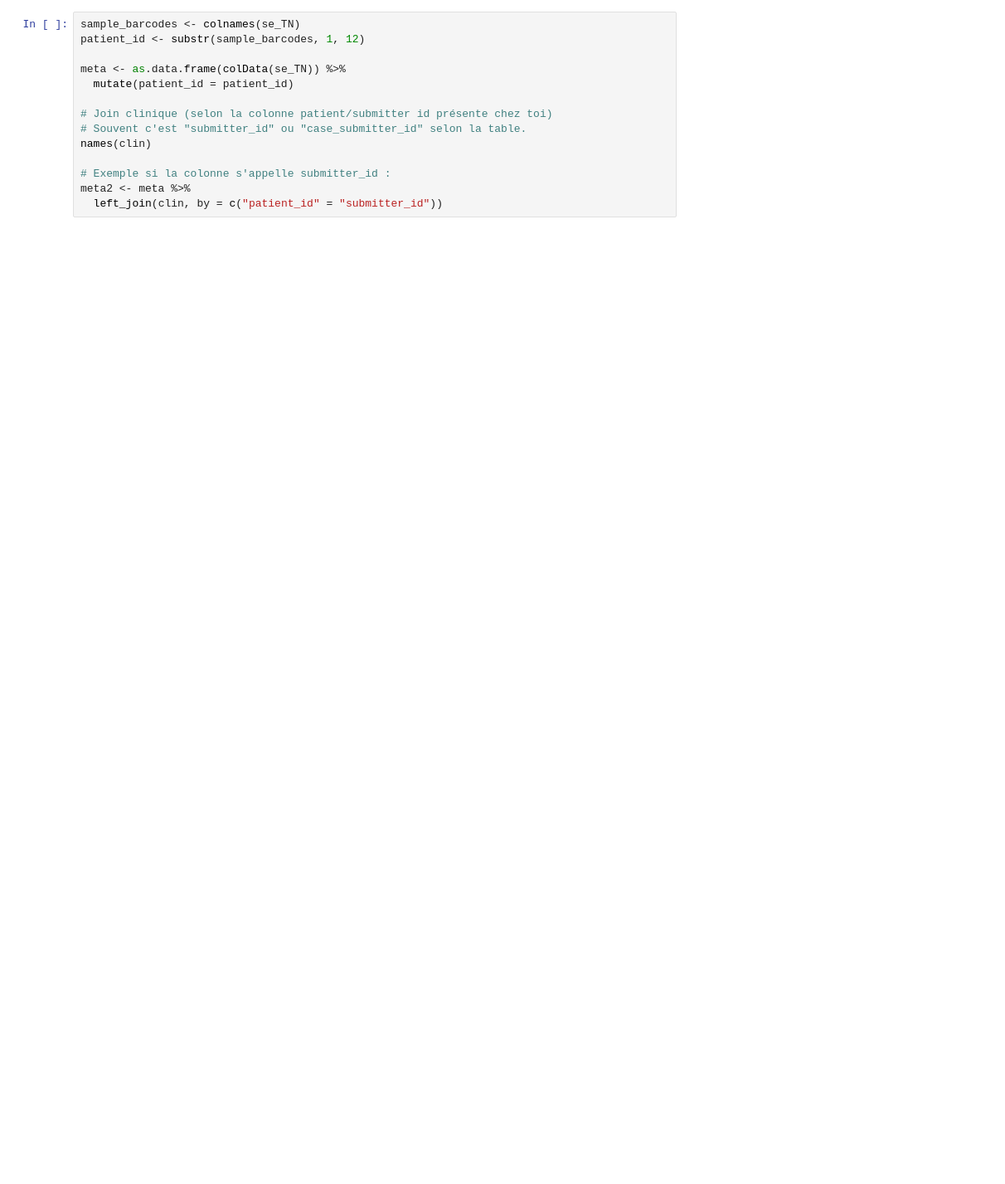
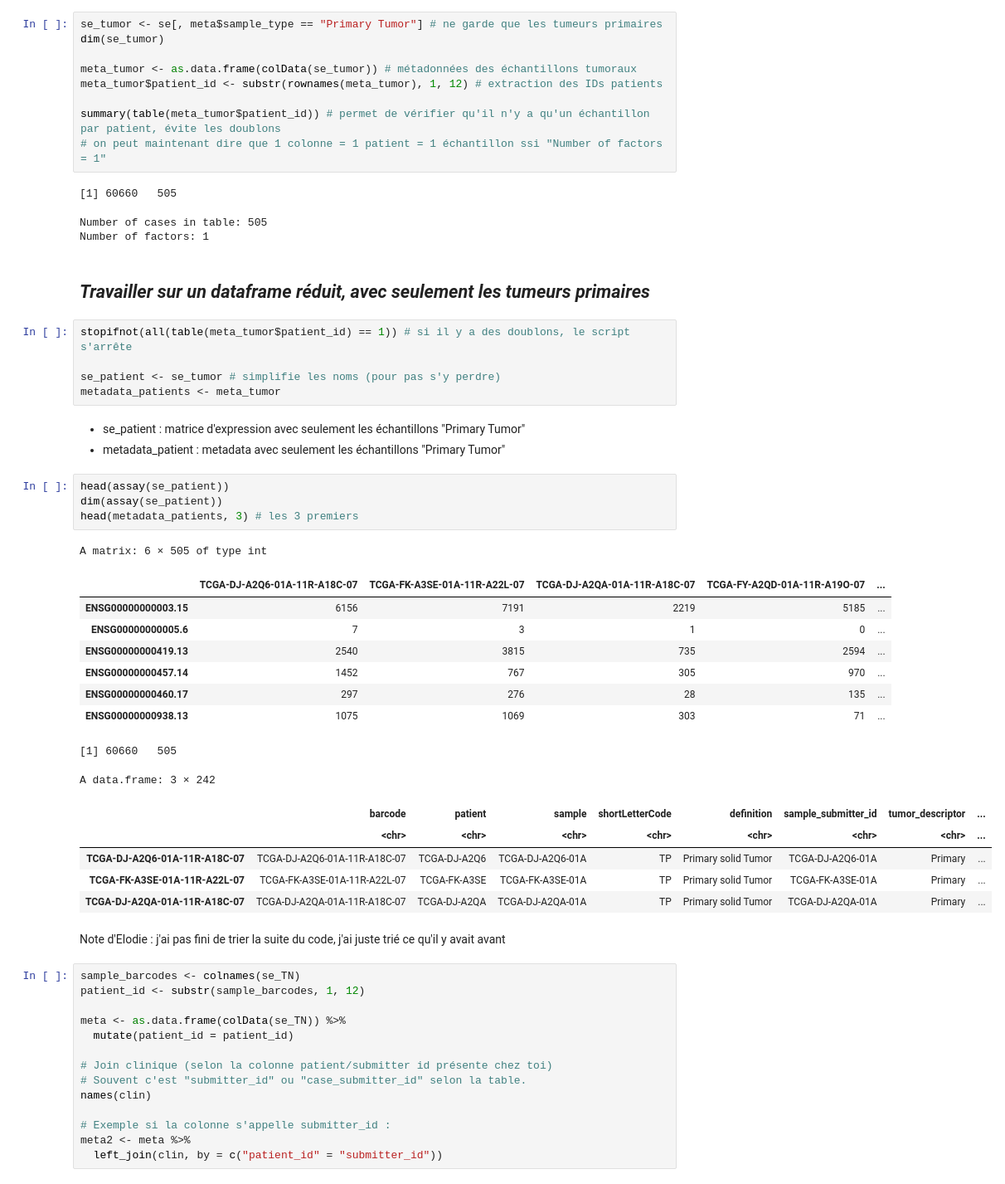
Before and after one commit to elodiehusson/Deep-Learning-Project, a Jupyter notebook: script/Essai sur R.ipynb, the cells around one changed output. Shown: that part at 83% size. Saved outputs shown, nothing was run; the diff lists cells and outputs as text; blank space fills up the shorter version.

```diff
--- a/script/Essai sur R.ipynb
+++ b/script/Essai sur R.ipynb
@@ -218,3 +213,48 @@ A data.frame: 6 × 95
+# %%
+se_tumor <- se[, meta$sample_type == "Primary Tumor"] # ne garde que les tumeurs primaires
+dim(se_tumor)
+
+meta_tumor <- as.data.frame(colData(se_tumor)) # métadonnées des échantillons tumoraux
+meta_tumor$patient_id <- substr(rownames(meta_tumor), 1, 12) # extraction des IDs patients
+
+summary(table(meta_tumor$patient_id)) # permet de vérifier qu'il n'y a qu'un échantillon par patient, évite les doublons
+# on peut maintenant dire que 1 colonne = 1 patient = 1 échantillon ssi "Number of factors = 1"
+# %% [output]
+[1] 60660   505
+Number of cases in table: 505
+Number of factors: 1
+# %% [markdown]
+## *Travailler sur un dataframe réduit, avec seulement les tumeurs primaires*
+# %%
+stopifnot(all(table(meta_tumor$patient_id) == 1)) # si il y a des doublons, le script s'arrête
+
+se_patient <- se_tumor # simplifie les noms (pour pas s'y perdre)
+metadata_patients <- meta_tumor
+# %% [markdown]
+- se_patient : matrice d'expression avec seulement les échantillons "Primary Tumor"
+- metadata_patient : metadata avec seulement les échantillons "Primary Tumor"
+# %%
+head(assay(se_patient))
+dim(assay(se_patient))
+head(metadata_patients, 3) # les 3 premiers
+# %% [output]
+A matrix: 6 × 505 of type int
+|  | TCGA-DJ-A2Q6-01A-11R-A18C-07 | TCGA-FK-A3SE-01A-11R-A22L-07 | TCGA-DJ-A2QA-01A-11R-A18C-07 | TCGA-FY-A2QD-01A-11R-A19O-07 | ... |
+| ENSG00000000003.15 | 6156 | 7191 | 2219 | 5185 | ... |
+| ENSG00000000005.6 | 7 | 3 | 1 | 0 | ... |
+| ENSG00000000419.13 | 2540 | 3815 | 735 | 2594 | ... |
+| ENSG00000000457.14 | 1452 | 767 | 305 | 970 | ... |
+| ENSG00000000460.17 | 297 | 276 | 28 | 135 | ... |
+| ENSG00000000938.13 | 1075 | 1069 | 303 | 71 | ... |
+[1] 60660   505
+A data.frame: 3 × 242
+|  | barcode | patient | sample | shortLetterCode | definition | sample_submitter_id | tumor_descriptor | ... |
+|  | <chr> | <chr> | <chr> | <chr> | <chr> | <chr> | <chr> | ... |
+| TCGA-DJ-A2Q6-01A-11R-A18C-07 | TCGA-DJ-A2Q6-01A-11R-A18C-07 | TCGA-DJ-A2Q6 | TCGA-DJ-A2Q6-01A | TP | Primary solid Tumor | TCGA-DJ-A2Q6-01A | Primary | ... |
+| TCGA-FK-A3SE-01A-11R-A22L-07 | TCGA-FK-A3SE-01A-11R-A22L-07 | TCGA-FK-A3SE | TCGA-FK-A3SE-01A | TP | Primary solid Tumor | TCGA-FK-A3SE-01A | Primary | ... |
+| TCGA-DJ-A2QA-01A-11R-A18C-07 | TCGA-DJ-A2QA-01A-11R-A18C-07 | TCGA-DJ-A2QA | TCGA-DJ-A2QA-01A | TP | Primary solid Tumor | TCGA-DJ-A2QA-01A | Primary | ... |
+# %% [markdown]
+Note d'Elodie : j'ai pas fini de trier la suite du code, j'ai juste trié ce qu'il y avait avant
 # %%
 sample_barcodes <- colnames(se_TN)
 patient_id <- substr(sample_barcodes, 1, 12)
```
Also changed, not shown: parts of 26 cells of this notebook, 2 other files.
